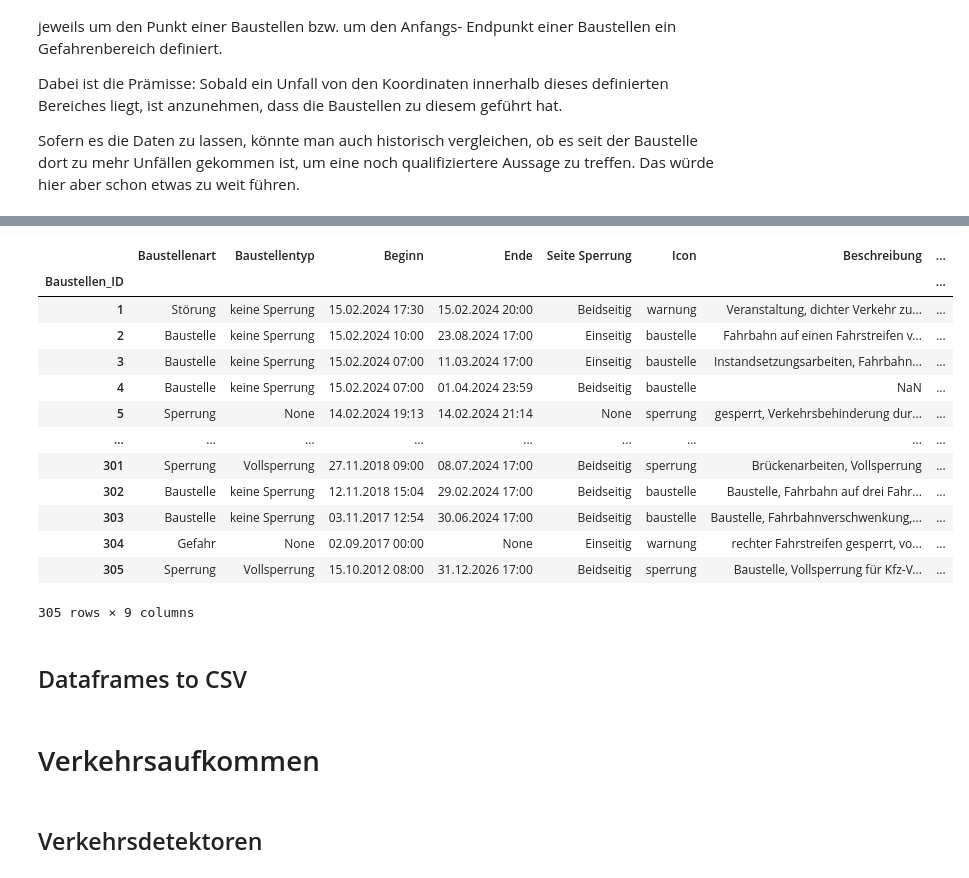
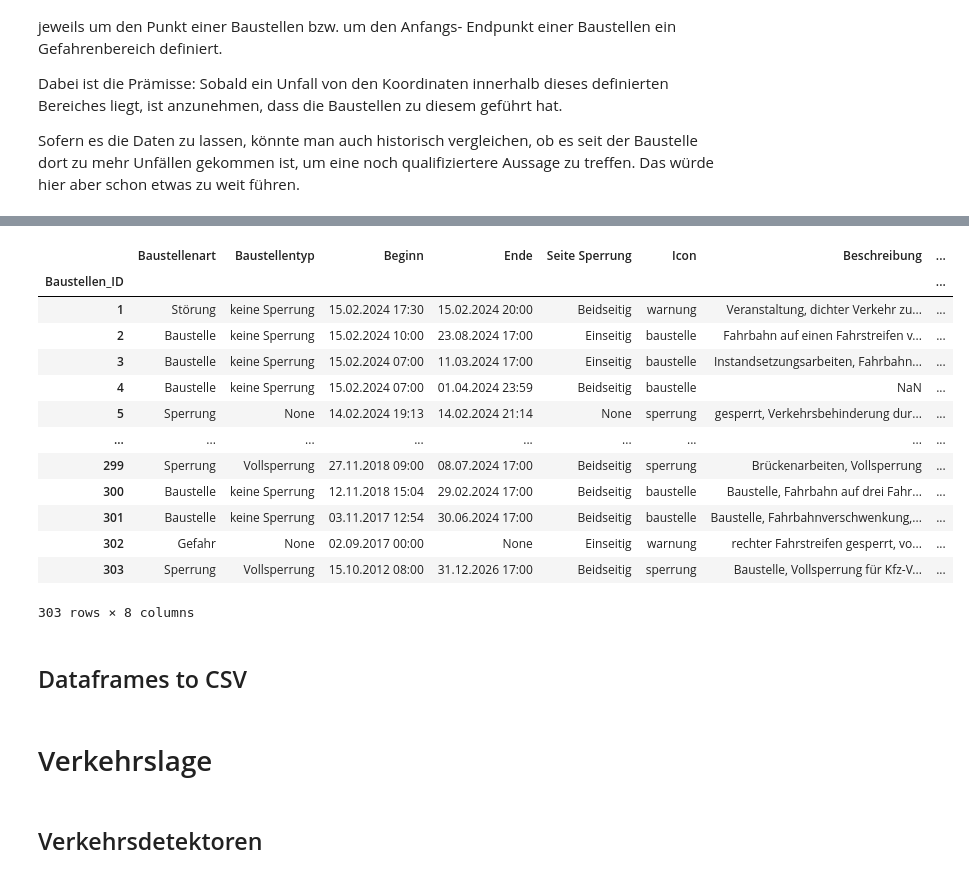
Before and after one commit to ooxiel/BIA_Unfaelle_Berlin, a Jupyter notebook: ETL.ipynb, the cells around one changed output, grey strips where cells are left out. Saved outputs shown, nothing was run; the diff lists cells and outputs as text; code cells hidden in the pictures.

```diff
--- a/ETL.ipynb
+++ b/ETL.ipynb
@@ -1539,9 +1511,9 @@ geometry_wkt = df_baustellen['Koordinaten'].to_list()
 # Baustellen-IDs als Liste einlesen
 baustellen_id = df_baustellen.index.to_list()
 
-# Definition eines neuen temporären mehrdimensionalen Datamframes
+# Definition eines neuen temporären mehrdimensionalen Dataframes
 columns = pd.MultiIndex.from_product([['Anfangspunkt', 'Endpunkt'], ['X-Koordinate', 'Y-Koordinate']], names=['', ''])  # Spalten erstellen
-geometry_temp = pd.DataFrame(columns=columns)                                                                           # leeren Dataframe mit Spalten erstellen
+geometry_temp_list = []  # Eine leere Liste für temporäre Speicherung
 
 # Schleife, welche jedes Geometryobjekt aus der Koordinatenliste ausliest
 for geometry in geometry_wkt:
@@ -1559,16 +1531,19 @@ for geometry in geometry_wkt:
   else:
 
       first_coordinate = [geometry.x, geometry.y]     # Koordinaten des Punktes hinzufügen
-      last_coordinate = [geometry.x, geometry.y]      # ersten und letzten Koordinaten identisch, da nur ein Objekt, dennoch hier genutzt für Einheitlichkeit
+      last_coordinate = [geometry.x, geometry.y]      # Ersten und letzten Koordinaten identisch, da nur ein Objekt
 
+  # Ersten und letzten Koordinaten zu temporärer Liste hinzufügen
+  geometry_temp_list.append(pd.DataFrame([first_coordinate + last_coordinate], columns=columns))
 
-  geometry_temp = geometry_temp.append(pd.DataFrame([first_coordinate + last_coordinate], columns=columns))   # ersten und letzten Koordinaten zu temporären DataFrame hinzufügen
+# Zusammenführen der temporären DataFrames zu einem DataFrame
+geometry_temp = pd.concat(geometry_temp_list, ignore_index=True)
 
 # Neuen Index festlegen
-geometry_temp.insert(loc=1, column='Baustellen_ID', value= baustellen_id)   # Liste der Baustellen-IDs als Spalte hinzufügen
-geometry_temp.set_index('Baustellen_ID',inplace= True)                      # Baustellen-IDs als neuen Index setzen
+geometry_temp.insert(loc=0, column='Baustellen_ID', value=baustellen_id)  # Liste der Baustellen-IDs als Spalte hinzufügen
+geometry_temp.set_index('Baustellen_ID', inplace=True)                     # Baustellen-IDs als neuen Index setzen
 
-geometry_temp     # Dataframe anzeigen
+geometry_temp  # Dataframe anzeigen
 # %% [output]
 |  | Anfangspunkt |  | Endpunkt |  |
 |  | X-Koordinate | Y-Koordinate | X-Koordinate | Y-Koordinate |
@@ -1720,70 +1695,60 @@ with open(data_path+'/Baustellen/baustellen_sperrungen.json', 'r') as file:
     geometries = json.load(file)
 
 # Listen für die WKT-Ausgaben definieren
-wkt_points = []
 wkt_linestrings = []
 
 # Alle Geometrien aus der JSON-Datei auslesen
 for feature in geometries['features']:
     geometry = feature.get('geometry')
     if geometry:
         geometries = geometry.get('geometries', [])
 
         # Initialisiere leere Listen für Punkte und Linien
-        points = []
         linestrings = []
 
-        # Durchlaufe die Geometrien und trenne sie in Punkte und Linien
+        #Durchlaufe die Geometrien und trenne sie in Punkte und Linien
         for geom in geometries:
+
             geom_type = geom.get('type')
             coordinates = geom.get('coordinates', [])
 
             if geom_type == 'Point':
-                points.append(Point(coordinates))
+                linestrings.append(coordinates)
+
             elif geom_type == 'LineString':
-                linestrings.append(LineString(coordinates))
 
-        # Erzeuge MultiPoint oder MultiLineString, falls mehrere Punkte oder Linien vorhanden sind
-        multi_point = MultiPoint(points) if points else None
-        multi_linestring = MultiLineString(linestrings) if linestrings else None
+                for coordinate in coordinates:
+                    linestrings.append(coordinate)
 
-        # Füge die WKTs in die entsprechenden Listen ein
-        if multi_point:
-            wkt_points.append(multi_point.wkt.replace('MULTIPOINT ', 'MULTIPOINT').replace('POINT ', 'POINT'))
-        elif points:
-            wkt_points.append(points[0].wkt.replace('POINT ', 'POINT'))
-        else:
-            wkt_points.append(np.nan)  # Wenn keine Punkte vorhanden sind, füge NaN ein
+        line = LineString(linestrings)
 
-        if multi_linestring:
-            wkt_linestrings.append(multi_linestring.wkt.replace('MULTILINESTRING ', 'MULTILINESTRING').replace('LINESTRING ', 'LINESTRING'))
-        elif linestrings:
-            wkt_linestrings.append(linestrings[0].wkt.replace('LINESTRING ', 'LINESTRING'))
-        else:
-            wkt_linestrings.append(np.nan)  # Wenn keine Linien vorhanden sind, füge NaN ein
+        if not line.is_empty:
+            wkt_linestrings.append(line.wkt.replace('LINESTRING ', 'LINESTRING'))
 
-# Füge die WKTs in den DataFrame ein und lösche die alte Koordinaten-Spalte
-df_baustellen['Koordinaten_Punkte'] = wkt_points
-df_baustellen['Koordinaten_Linestrings'] = wkt_linestrings
-df_baustellen.drop(columns=['Koordinaten'], inplace=True)
+wkt_object_count = 0
 
-# DataFrame anzeigen
+for index, row in df_baustellen.iterrows():
+
+  if 'GEOMETRYCOLLECTION' in row['Koordinaten']:
+    df_baustellen.loc[index,'Koordinaten'] = wkt_linestrings[wkt_object_count]
+    wkt_object_count += 1
+
 df_baustellen
 # %% [output]
 |  | Baustellenart | Baustellentyp | Beginn | Ende | Seite Sperrung | Icon | Beschreibung | ... |
 | Baustellen_ID |  |  |  |  |  |  |  | ... |
 | 1 | Störung | keine Sperrung | 15.02.2024 17:30 | 15.02.2024 20:00 | Beidseitig | warnung | Veranstaltung, dichter Verkehr zu... | ... |
 | 2 | Baustelle | keine Sperrung | 15.02.2024 10:00 | 23.08.2024 17:00 | Einseitig | baustelle | Fahrbahn auf einen Fahrstreifen v... | ... |
 | 3 | Baustelle | keine Sperrung | 15.02.2024 07:00 | 11.03.2024 17:00 | Einseitig | baustelle | Instandsetzungsarbeiten, Fahrbahn... | ... |
 | 4 | Baustelle | keine Sperrung | 15.02.2024 07:00 | 01.04.2024 23:59 | Beidseitig | baustelle | NaN | ... |
 | 5 | Sperrung | None | 14.02.2024 19:13 | 14.02.2024 21:14 | None | sperrung | gesperrt, Verkehrsbehinderung dur... | ... |
 | ... | ... | ... | ... | ... | ... | ... | ... | ... |
-| 301 | Sperrung | Vollsperrung | 27.11.2018 09:00 | 08.07.2024 17:00 | Beidseitig | sperrung | Brückenarbeiten, Vollsperrung | ... |
-| 302 | Baustelle | keine Sperrung | 12.11.2018 15:04 | 29.02.2024 17:00 | Beidseitig | baustelle | Baustelle, Fahrbahn auf drei Fahr... | ... |
-| 303 | Baustelle | keine Sperrung | 03.11.2017 12:54 | 30.06.2024 17:00 | Beidseitig | baustelle | Baustelle, Fahrbahnverschwenkung,... | ... |
-| 304 | Gefahr | None | 02.09.2017 00:00 | None | Einseitig | warnung | rechter Fahrstreifen gesperrt, vo... | ... |
-| 305 | Sperrung | Vollsperrung | 15.10.2012 08:00 | 31.12.2026 17:00 | Beidseitig | sperrung | Baustelle, Vollsperrung für Kfz-V... | ... |
+| 299 | Sperrung | Vollsperrung | 27.11.2018 09:00 | 08.07.2024 17:00 | Beidseitig | sperrung | Brückenarbeiten, Vollsperrung | ... |
+| 300 | Baustelle | keine Sperrung | 12.11.2018 15:04 | 29.02.2024 17:00 | Beidseitig | baustelle | Baustelle, Fahrbahn auf drei Fahr... | ... |
+| 301 | Baustelle | keine Sperrung | 03.11.2017 12:54 | 30.06.2024 17:00 | Beidseitig | baustelle | Baustelle, Fahrbahnverschwenkung,... | ... |
+| 302 | Gefahr | None | 02.09.2017 00:00 | None | Einseitig | warnung | rechter Fahrstreifen gesperrt, vo... | ... |
+| 303 | Sperrung | Vollsperrung | 15.10.2012 08:00 | 31.12.2026 17:00 | Beidseitig | sperrung | Baustelle, Vollsperrung für Kfz-V... | ... |
-305 rows × 9 columns
+303 rows × 8 columns
 # %% [markdown]
 ## Dataframes to CSV
 # %%
@@ -1791,7 +1756,7 @@ df_baustellen.to_csv(temp_path+'/df_baustellen.csv')
 # %%
 df_unfaelle_baustellen_relation.to_csv(temp_path+'/df_unfaelle_baustellen_relation.csv')
 # %% [markdown]
-# Verkehrsaufkommen
+# Verkehrslage
 # %% [markdown]
 ## Verkehrsdetektoren
 # %% [markdown]
```
Also changed, not shown: parts of 106 cells of this notebook, 40 other files.
